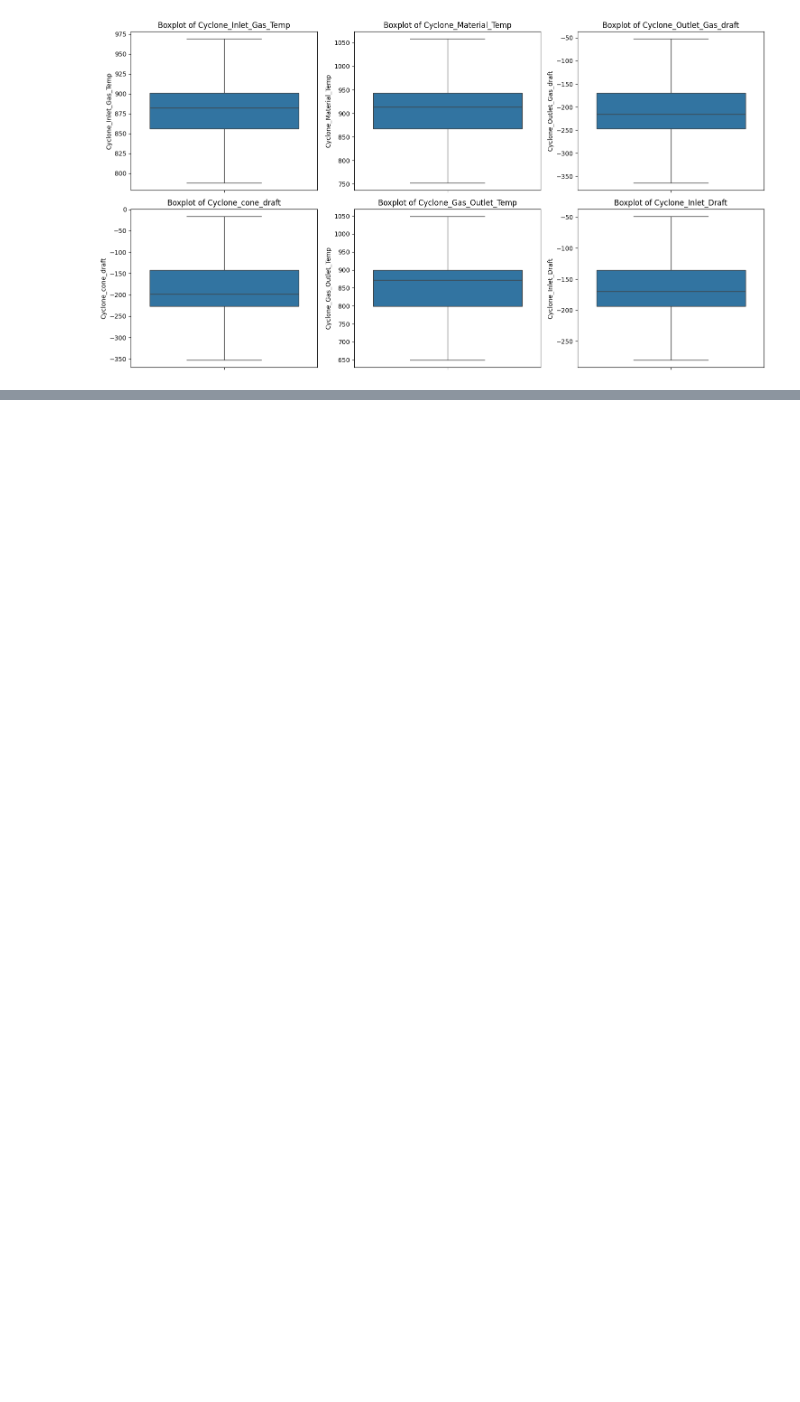
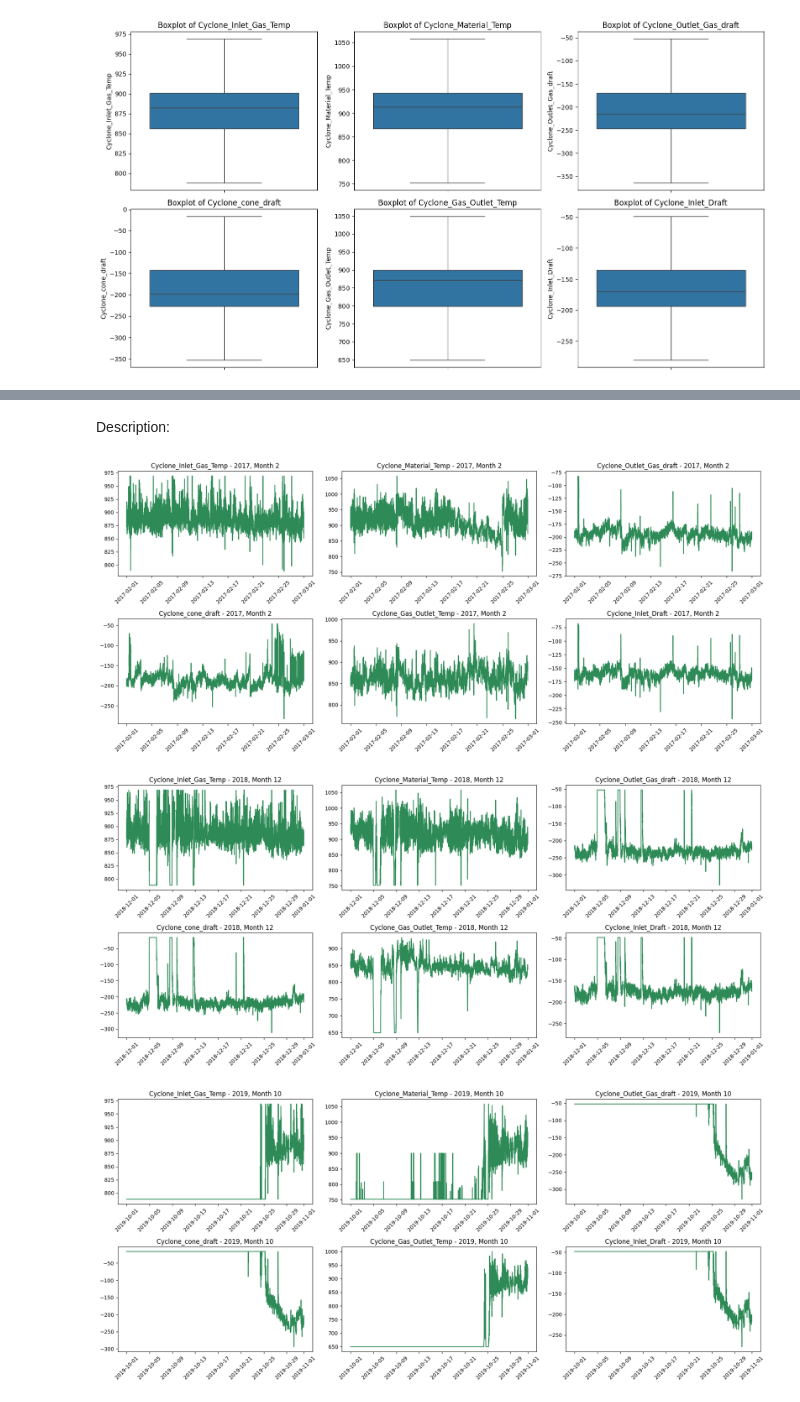
Before and after one commit to asifsahadh/exact-space-assignment, a Jupyter notebook: p1-playground.ipynb, the cells around one changed output, grey strips where cells are left out. Drawn from its saved outputs; the diff is of its cells as text; code cells hidden in the pictures; blank space fills up the shorter version.

```diff
--- a/p1-playground.ipynb
+++ b/p1-playground.ipynb
@@ -327,0 +314,22 @@ Outliers handled.
+# %% [markdown]
+Description:
+# %%
+# random month per year
+years = df.index.year.unique()
+for y in years:
+    year_slice = df[df.index.year == y]
+    month = np.random.choice(year_slice.index.month.unique())
+    month_slice = year_slice[year_slice.index.month == month]
+
+    fig, axes = plt.subplots(2, 3, figsize = (18, 8))
+    axes = axes.flatten()
+    for i, var in enumerate(variables):
+        axes[i].plot(month_slice.index, month_slice[var], color = 'seagreen')
+        axes[i].set_title(f"{var} - {y}, Month {month}")
+        axes[i].tick_params(axis='x', rotation = 45)
+    plt.tight_layout()
+    plt.show()
+# %% [output]
+[figure, added]
+[figure, added]
+[figure, added]
```
Also changed, not shown: parts of 53 cells of this notebook, 3 other files.
